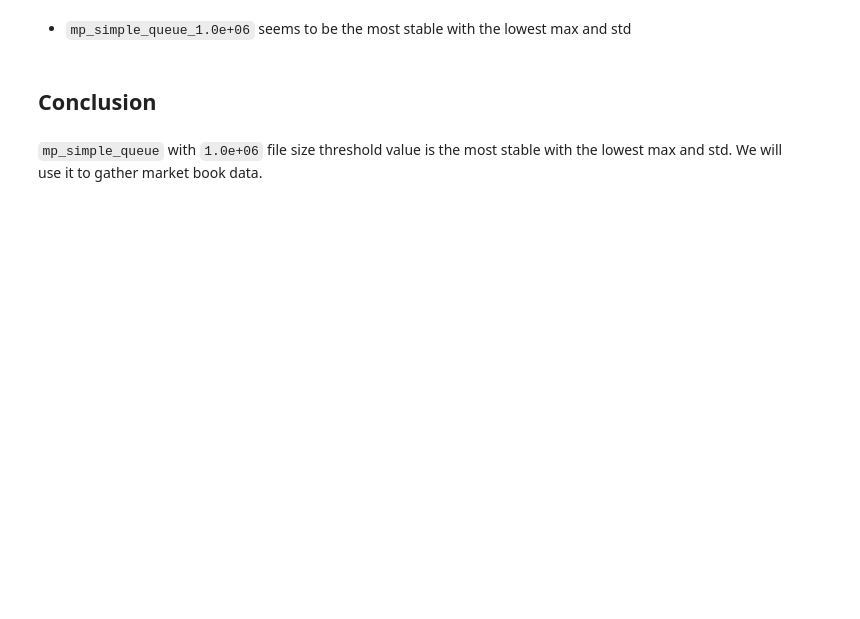
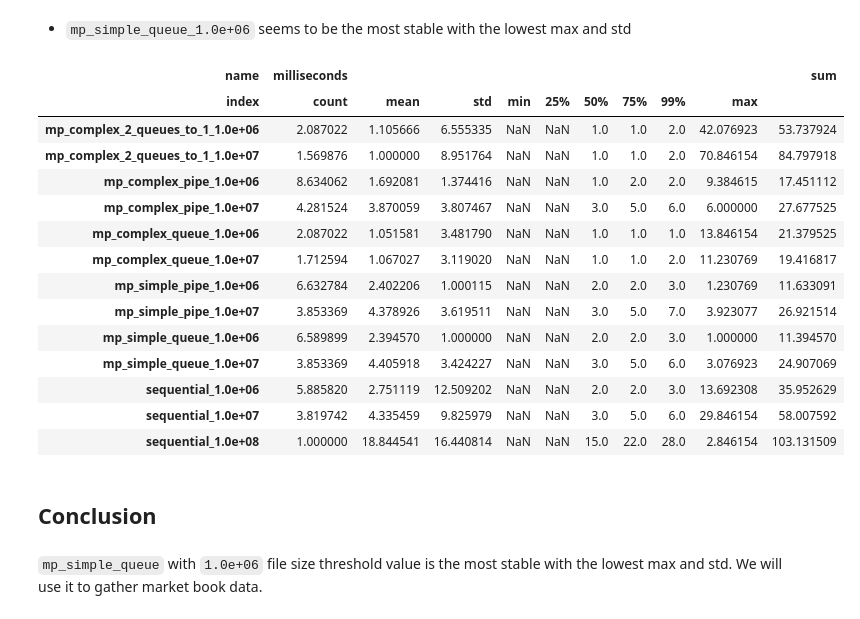
Before and after one commit to snakerzr/time_and_sales_prediction_exploration, a Jupyter notebook: multiprocessing_test.ipynb, the cells around one changed output. Cells and saved outputs as stored; diff of their text form; code cells hidden in the pictures; blank space fills up the shorter version.

```diff
--- a/multiprocessing_test.ipynb
+++ b/multiprocessing_test.ipynb
@@ -434,14 +429,30 @@ a_list[2]
 # %% [markdown]
 * `mp_simple_queue_1.0e+06` seems to be the most stable with the lowest max and std
 # %%
-# temp_ = a_list[2].copy()
+temp_ = a_list[2].copy()
 
-# for col in temp_.columns:
-#     temp_[col] = temp_[col] / temp_[col].min()
+for col in temp_.columns:
+    temp_[col] = temp_[col] / temp_[col].min()
 
-# temp_ = temp_.replace([np.inf, -np.inf], np.nan)
-# temp_['sum'] = temp_.sum(axis=1)
-# temp_
+temp_ = temp_.replace([np.inf, -np.inf], np.nan)
+temp_['sum'] = temp_.iloc[:,1:].sum(axis=1)
+temp_
+# %% [output]
+| name | milliseconds |  |  |  |  |  |  |  |  | sum |
+| index | count | mean | std | min | 25% | 50% | 75% | 99% | max |  |
+| mp_complex_2_queues_to_1_1.0e+06 | 2.087022 | 1.105666 | 6.555335 | NaN | NaN | 1.0 | 1.0 | 2.0 | 42.076923 | 53.737924 |
+| mp_complex_2_queues_to_1_1.0e+07 | 1.569876 | 1.000000 | 8.951764 | NaN | NaN | 1.0 | 1.0 | 2.0 | 70.846154 | 84.797918 |
+| mp_complex_pipe_1.0e+06 | 8.634062 | 1.692081 | 1.374416 | NaN | NaN | 1.0 | 2.0 | 2.0 | 9.384615 | 17.451112 |
+| mp_complex_pipe_1.0e+07 | 4.281524 | 3.870059 | 3.807467 | NaN | NaN | 3.0 | 5.0 | 6.0 | 6.000000 | 27.677525 |
+| mp_complex_queue_1.0e+06 | 2.087022 | 1.051581 | 3.481790 | NaN | NaN | 1.0 | 1.0 | 1.0 | 13.846154 | 21.379525 |
+| mp_complex_queue_1.0e+07 | 1.712594 | 1.067027 | 3.119020 | NaN | NaN | 1.0 | 1.0 | 2.0 | 11.230769 | 19.416817 |
+| mp_simple_pipe_1.0e+06 | 6.632784 | 2.402206 | 1.000115 | NaN | NaN | 2.0 | 2.0 | 3.0 | 1.230769 | 11.633091 |
+| mp_simple_pipe_1.0e+07 | 3.853369 | 4.378926 | 3.619511 | NaN | NaN | 3.0 | 5.0 | 7.0 | 3.923077 | 26.921514 |
+| mp_simple_queue_1.0e+06 | 6.589899 | 2.394570 | 1.000000 | NaN | NaN | 2.0 | 2.0 | 3.0 | 1.000000 | 11.394570 |
+| mp_simple_queue_1.0e+07 | 3.853369 | 4.405918 | 3.424227 | NaN | NaN | 3.0 | 5.0 | 6.0 | 3.076923 | 24.907069 |
+| sequential_1.0e+06 | 5.885820 | 2.751119 | 12.509202 | NaN | NaN | 2.0 | 2.0 | 3.0 | 13.692308 | 35.952629 |
+| sequential_1.0e+07 | 3.819742 | 4.335459 | 9.825979 | NaN | NaN | 3.0 | 5.0 | 6.0 | 29.846154 | 58.007592 |
+| sequential_1.0e+08 | 1.000000 | 18.844541 | 16.440814 | NaN | NaN | 15.0 | 22.0 | 28.0 | 2.846154 | 103.131509 |
 # %% [markdown]
 ## Conclusion
 # %% [markdown]
```
Also changed, not shown: parts of 13 cells of this notebook, 1 other file.
